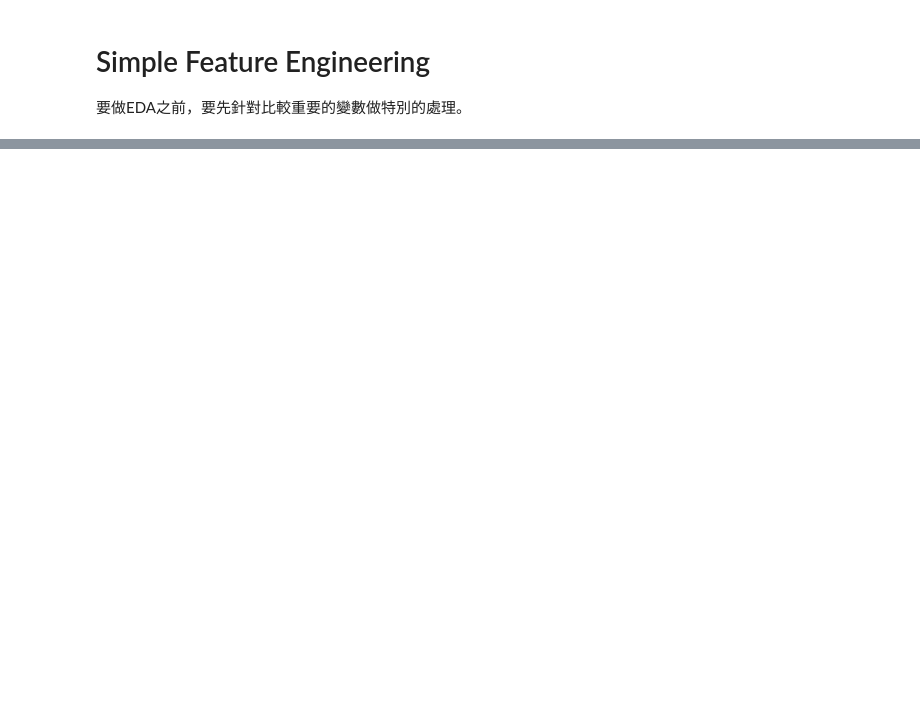
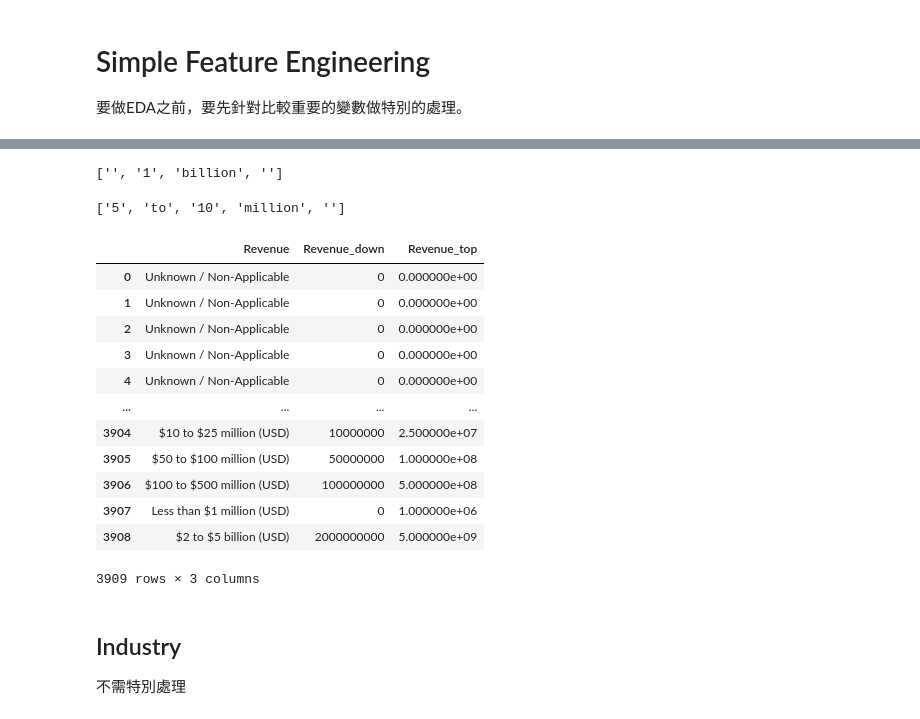
Before and after one commit to SCWangAllen/Interview_work, a Jupyter notebook: Q2_DataCleaning.ipynb, the cells around one changed output, grey strips where cells are left out. Cells and saved outputs as stored; diff of their text form; code cells hidden in the pictures; blank space fills up the shorter version.

```diff
--- a/Q2_DataCleaning.ipynb
+++ b/Q2_DataCleaning.ipynb
@@ -128,0 +269,11 @@ df_final[['Salary_cond','Salary_Estimate']]
+# %%
+he='$500 million to $1 billion (USD)'
+
+he.replace('(USD)', '').replace('$', '').split("to")[1].split(" ")
+# %% [output]
+['', '1', 'billion', '']
+# %%
+he2="$5 to $10 million (USD)"
+he2.replace('(USD)', '').replace('$', '').split(" ")
+# %% [output]
+['5', 'to', '10', 'million', '']
@@ -128,0 +333,20 @@ df_final[['Salary_cond','Salary_Estimate']]
+# %%
+df_final[['Revenue','Revenue_down','Revenue_top',]]
+# %% [output]
+|  | Revenue | Revenue_down | Revenue_top |
+| 0 | Unknown / Non-Applicable | 0 | 0.000000e+00 |
+| 1 | Unknown / Non-Applicable | 0 | 0.000000e+00 |
+| 2 | Unknown / Non-Applicable | 0 | 0.000000e+00 |
+| 3 | Unknown / Non-Applicable | 0 | 0.000000e+00 |
+| 4 | Unknown / Non-Applicable | 0 | 0.000000e+00 |
+| ... | ... | ... | ... |
+| 3904 | $10 to $25 million (USD) | 10000000 | 2.500000e+07 |
+| 3905 | $50 to $100 million (USD) | 50000000 | 1.000000e+08 |
+| 3906 | $100 to $500 million (USD) | 100000000 | 5.000000e+08 |
+| 3907 | Less than $1 million (USD) | 0 | 1.000000e+06 |
+| 3908 | $2 to $5 billion (USD) | 2000000000 | 5.000000e+09 |
+3909 rows × 3 columns
+# %% [markdown]
+## Industry
+
+不需特別處理
```
Also changed, not shown: parts of 45 cells of this notebook.
